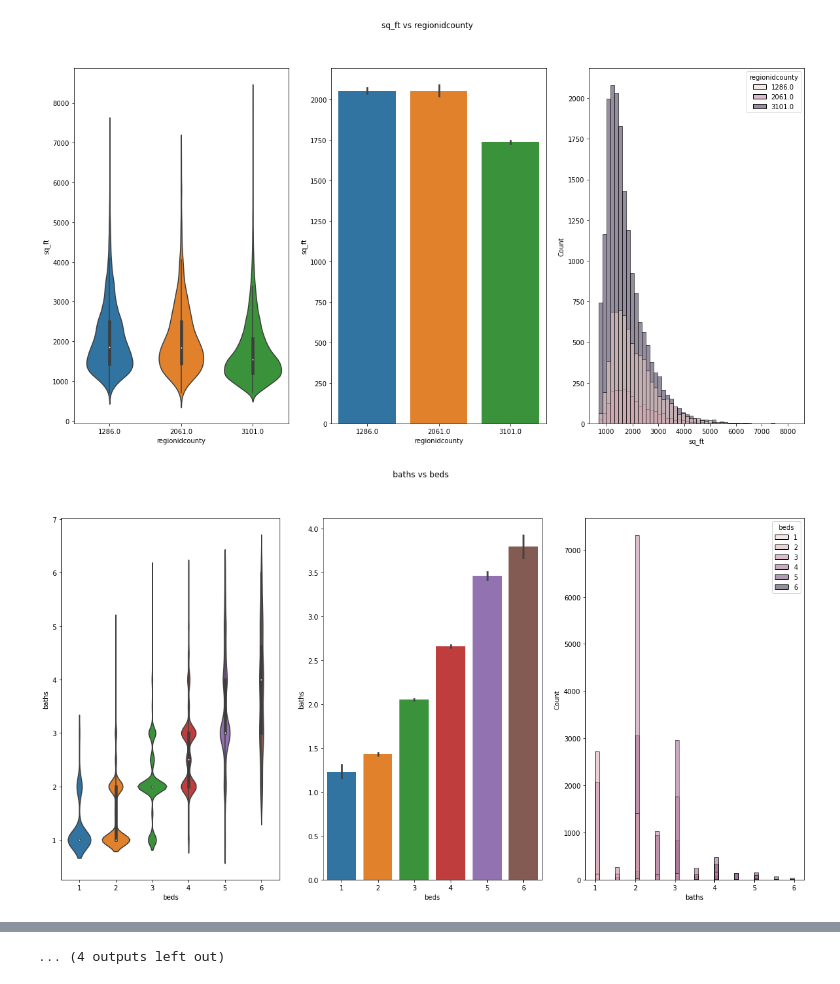
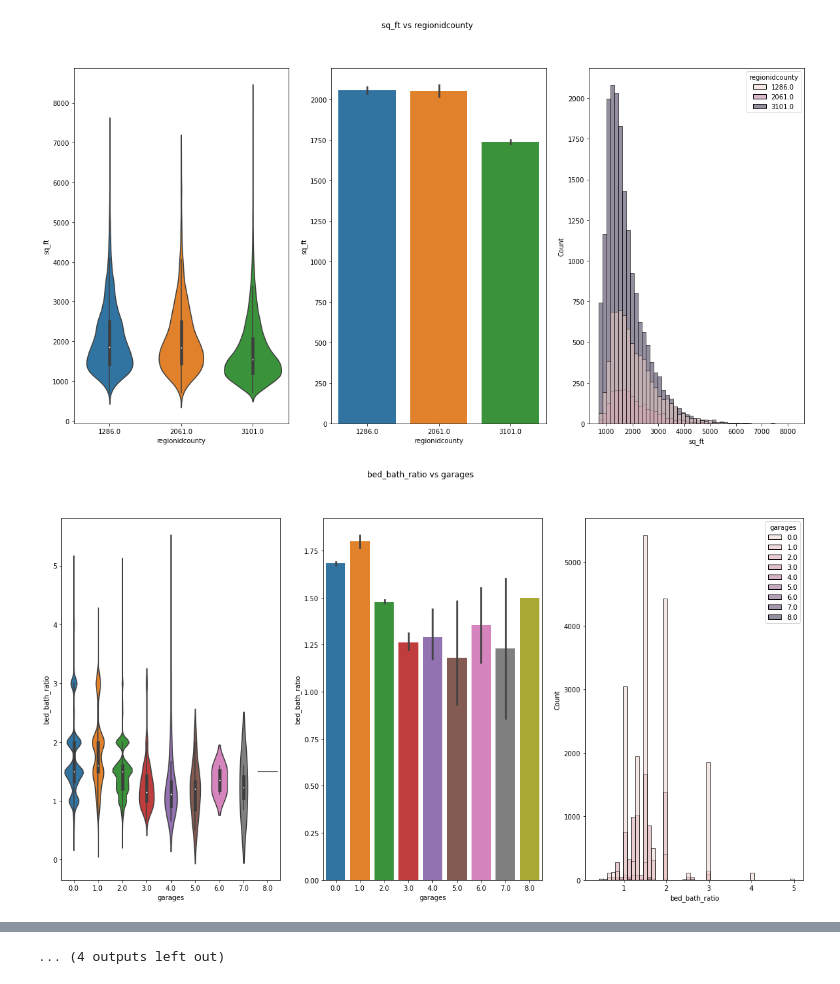
Before and after one commit to JaradAng/regression_exercises, a Jupyter notebook: explore.ipynb, the cells around one changed output, grey strips where cells are left out. Drawn from its saved outputs; the diff is of its cells as text; code cells hidden in the pictures.

```diff
--- a/explore.ipynb
+++ b/explore.ipynb
@@ -61,5 +79,5 @@ variable_pairs_plot(z_train, cols_to_scale)
 # %%
-cont_cols = ['sq_ft', 'baths', 'lot_size', 'tax_value']
-cat_cols = ['beds', 'pools', 'area_code', 'regionidcounty']
+cont_cols = ['sq_ft', 'bed_bath_ratio', 'lot_size', 'home_value']
+cat_cols = ['garages', 'pool_encoded', 'fed_code', 'regionidcounty']
 # %%
 def plot_categorical_and_continuous_vars(df, cat_cols, cont_cols):
@@ -82,3 +109,3 @@ def plot_categorical_and_continuous_vars(df, cat_cols, cont_cols):
 # %%
-plot_categorical_and_continuous_vars(z_train, cat_cols, cont_cols)
+exploration.plot_categorical_and_continuous_vars(z_train, cat_cols, cont_cols)
 # %% [output]
@@ -87,3 +114,3 @@ plot_categorical_and_continuous_vars(z_train, cat_cols, cont_cols)
 [figure]
 [figure]
-[figure, old version]
+[figure, new version]
```
Also changed, not shown: parts of 16 cells of this notebook, 8 other files.
